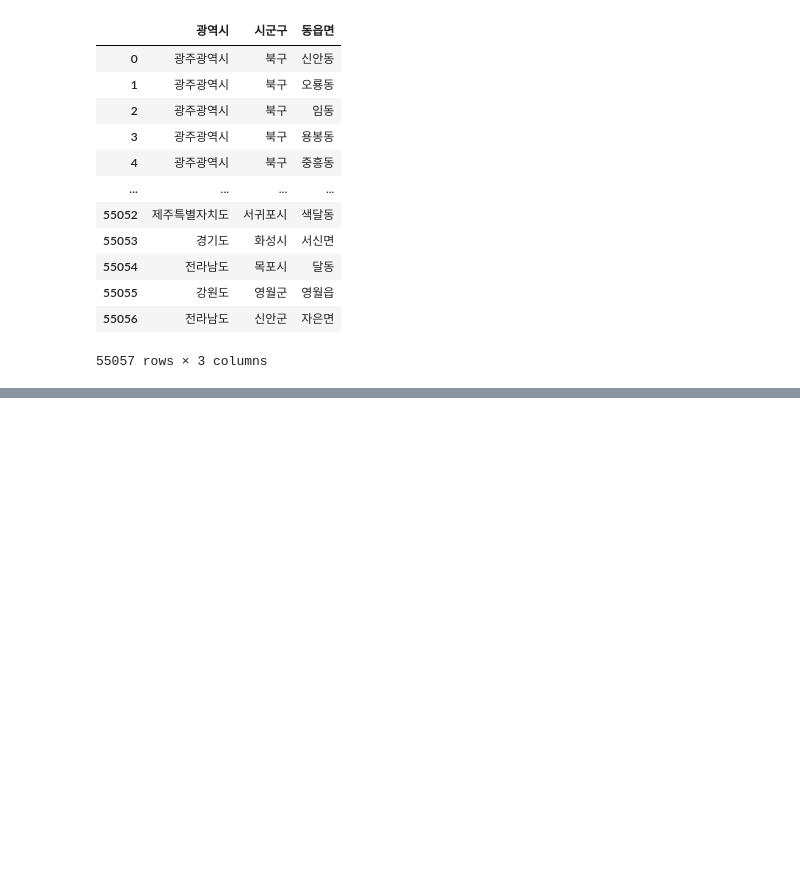
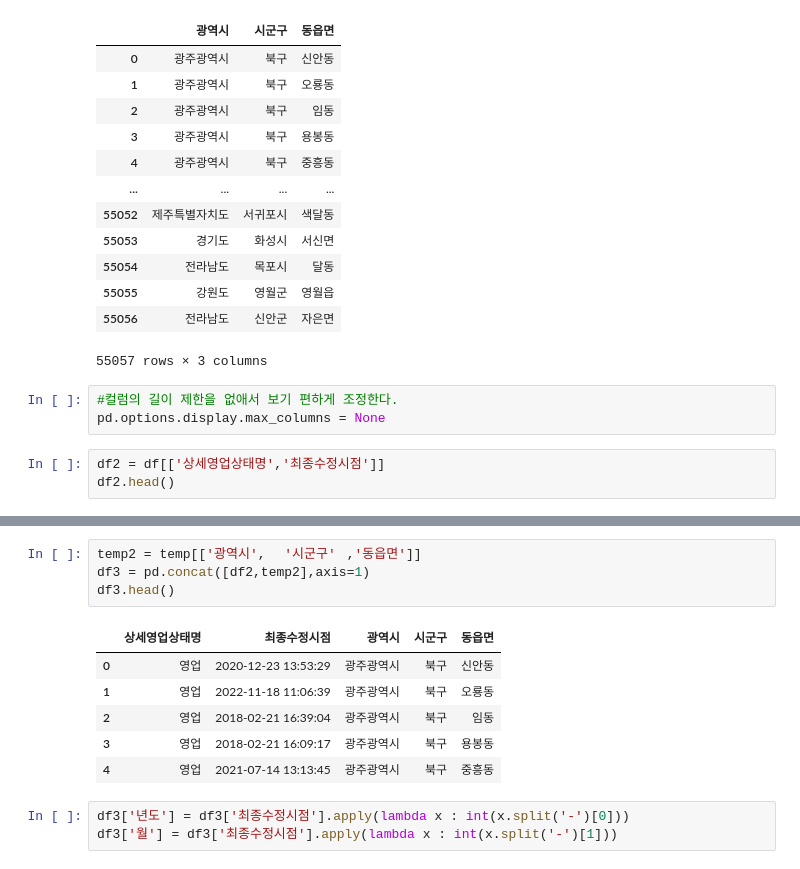
Before and after one commit to leekyuyoung20230313/pythone, a Jupyter notebook: 판다스/판다스6.ipynb, the cells around one changed output, grey strips where cells are left out. Drawn from its saved outputs; the diff is of its cells as text; blank space fills up the shorter version.

```diff
--- a/판다스/판다스6.ipynb
+++ b/판다스/판다스6.ipynb
@@ -64,3 +82,9 @@ temp[['광역시',	'시군구'	,'동읍면']]
 | 55055 | 강원도 | 영월군 | 영월읍 |
 | 55056 | 전라남도 | 신안군 | 자은면 |
 55057 rows × 3 columns
+# %%
+#컬럼의 길이 제한을 없애서 보기 편하게 조정한다.
+pd.options.display.max_columns = None
+# %%
+df2 = df[['상세영업상태명','최종수정시점']]
+df2.head()
@@ -66,0 +98,14 @@ temp[['광역시',	'시군구'	,'동읍면']]
+# %%
+temp2 = temp[['광역시',	'시군구'	,'동읍면']]
+df3 = pd.concat([df2,temp2],axis=1)
+df3.head()
+# %% [output]
+|  | 상세영업상태명 | 최종수정시점 | 광역시 | 시군구 | 동읍면 |
+| 0 | 영업 | 2020-12-23 13:53:29 | 광주광역시 | 북구 | 신안동 |
+| 1 | 영업 | 2022-11-18 11:06:39 | 광주광역시 | 북구 | 오룡동 |
+| 2 | 영업 | 2018-02-21 16:39:04 | 광주광역시 | 북구 | 임동 |
+| 3 | 영업 | 2018-02-21 16:09:17 | 광주광역시 | 북구 | 용봉동 |
+| 4 | 영업 | 2021-07-14 13:13:45 | 광주광역시 | 북구 | 중흥동 |
+# %%
+df3['년도'] = df3['최종수정시점'].apply(lambda x : int(x.split('-')[0]))
+df3['월'] = df3['최종수정시점'].apply(lambda x : int(x.split('-')[1]))
```
Also changed, not shown: parts of 6 cells of this notebook.
